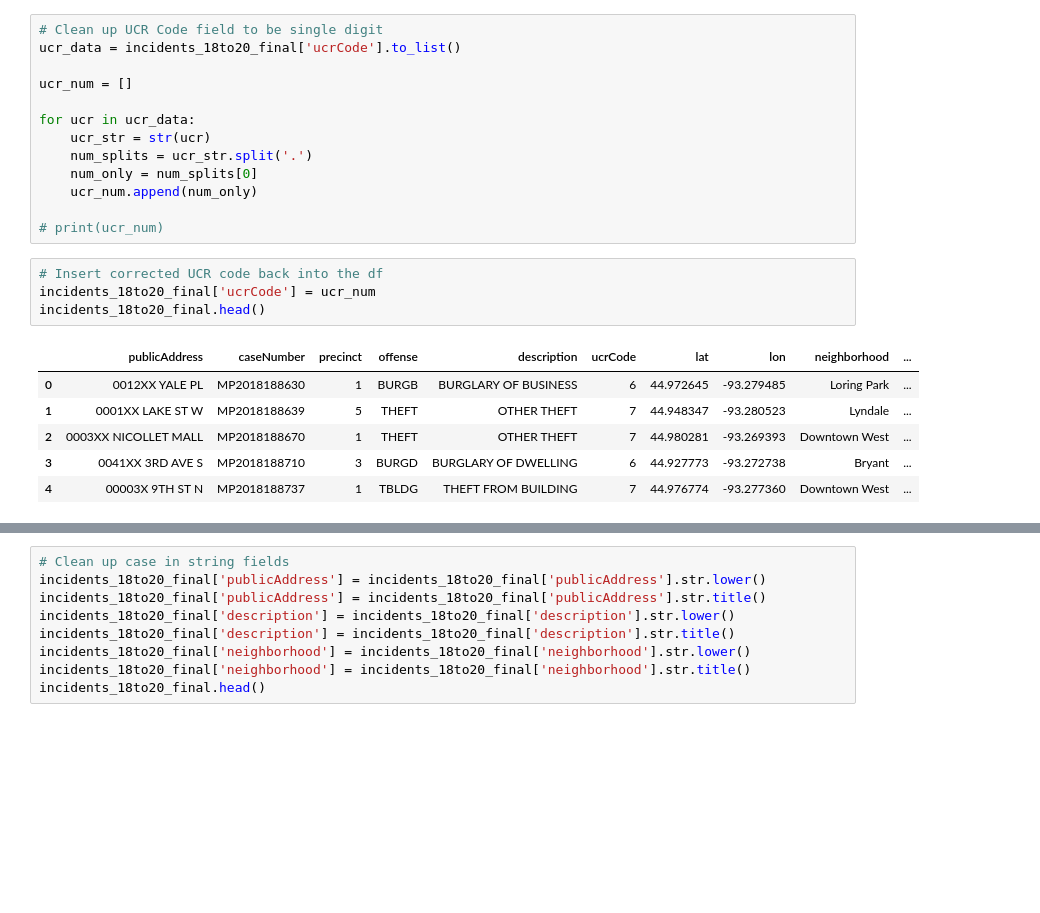
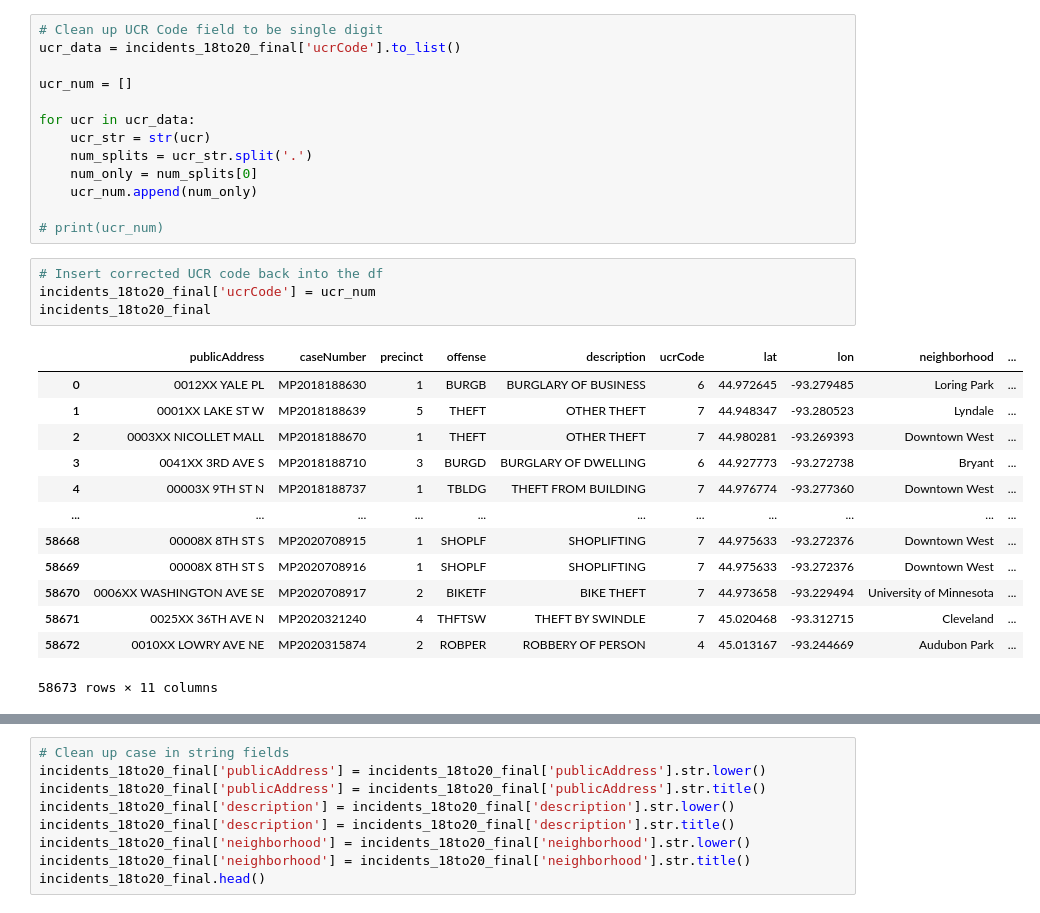
Before and after one commit to MrBadinger/Minority_Report, a Jupyter notebook: incident_data/data_clean.ipynb, the cells around one changed output, grey strips where cells are left out. Saved outputs shown, nothing was run; the diff lists cells and outputs as text; blank space fills up the shorter version.

Commit message:
Updated data clean, all_incidents, and time series prediction notebook

```diff
--- a/incident_data/data_clean.ipynb
+++ b/incident_data/data_clean.ipynb
@@ -229,11 +288,18 @@ for ucr in ucr_data:
 # %%
 # Insert corrected UCR code back into the df
 incidents_18to20_final['ucrCode'] = ucr_num
-incidents_18to20_final.head()
+incidents_18to20_final
 # %% [output]
 |  | publicAddress | caseNumber | precinct | offense | description | ucrCode | lat | lon | neighborhood | ... |
 | 0 | 0012XX YALE PL | MP2018188630 | 1 | BURGB | BURGLARY OF BUSINESS | 6 | 44.972645 | -93.279485 | Loring Park | ... |
 | 1 | 0001XX LAKE ST W | MP2018188639 | 5 | THEFT | OTHER THEFT | 7 | 44.948347 | -93.280523 | Lyndale | ... |
 | 2 | 0003XX NICOLLET MALL | MP2018188670 | 1 | THEFT | OTHER THEFT | 7 | 44.980281 | -93.269393 | Downtown West | ... |
 | 3 | 0041XX 3RD AVE S | MP2018188710 | 3 | BURGD | BURGLARY OF DWELLING | 6 | 44.927773 | -93.272738 | Bryant | ... |
 | 4 | 00003X 9TH ST N | MP2018188737 | 1 | TBLDG | THEFT FROM BUILDING | 7 | 44.976774 | -93.277360 | Downtown West | ... |
+| ... | ... | ... | ... | ... | ... | ... | ... | ... | ... | ... |
+| 58668 | 00008X 8TH ST S | MP2020708915 | 1 | SHOPLF | SHOPLIFTING | 7 | 44.975633 | -93.272376 | Downtown West | ... |
+| 58669 | 00008X 8TH ST S | MP2020708916 | 1 | SHOPLF | SHOPLIFTING | 7 | 44.975633 | -93.272376 | Downtown West | ... |
+| 58670 | 0006XX WASHINGTON AVE SE | MP2020708917 | 2 | BIKETF | BIKE THEFT | 7 | 44.973658 | -93.229494 | University of Minnesota | ... |
+| 58671 | 0025XX 36TH AVE N | MP2020321240 | 4 | THFTSW | THEFT BY SWINDLE | 7 | 45.020468 | -93.312715 | Cleveland | ... |
+| 58672 | 0010XX LOWRY AVE NE | MP2020315874 | 2 | ROBPER | ROBBERY OF PERSON | 4 | 45.013167 | -93.244669 | Audubon Park | ... |
+58673 rows × 11 columns
```
Also changed, not shown: parts of 11 cells of this notebook, 2 other files.
